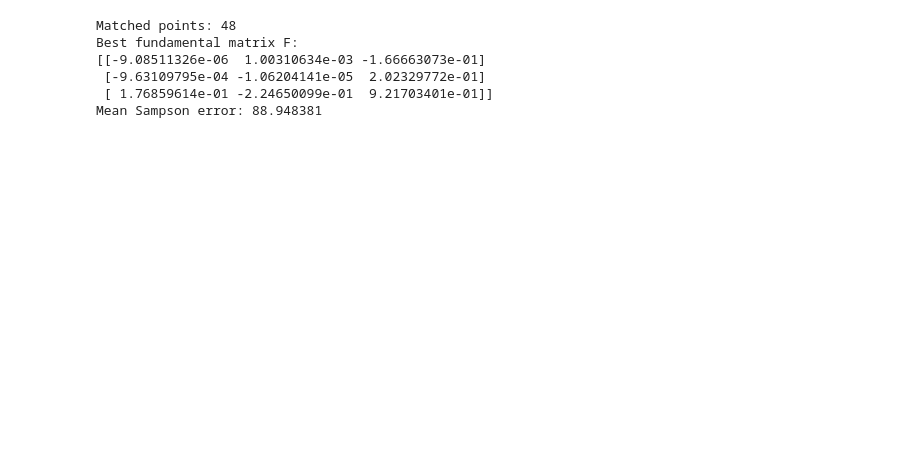
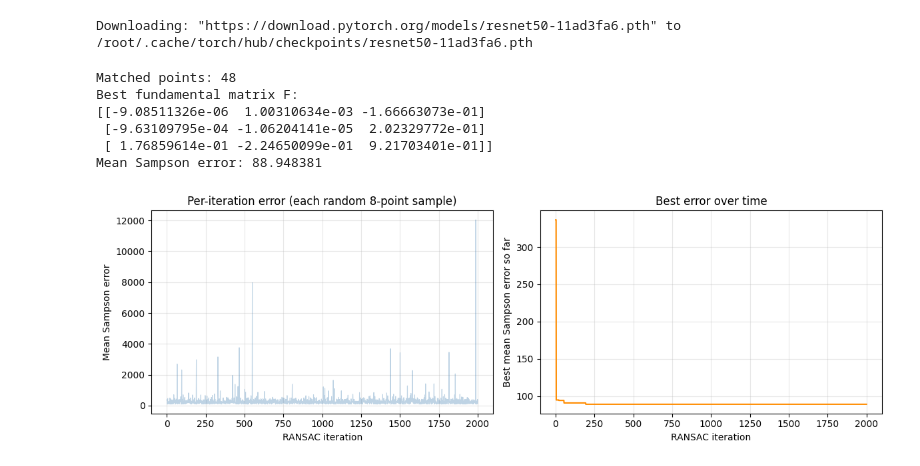
Before and after one commit to Vedant2100/s26, a Jupyter notebook: EE_243/A-3/Problem2/Problem2.ipynb, the cells around one changed output. Saved outputs shown, nothing was run; the diff lists cells and outputs as text; code cells hidden in the pictures; blank space fills up the shorter version.

```diff
--- a/EE_243/A-3/Problem2/Problem2.ipynb
+++ b/EE_243/A-3/Problem2/Problem2.ipynb
@@ -103,46 +105,75 @@ def ransac_fundamental(pts1, pts2, n_iter=2000, sample_size=8):
     n = len(pts1)
     rng = np.random.default_rng(0)
     best_F, best_err = None, np.inf
+    iter_errors = []
+    best_so_far = []
     for _ in range(n_iter):
         idx = rng.choice(n, sample_size, replace=False)
         F = eight_point_fundamental(pts1[idx], pts2[idx])
         rest = np.ones(n, dtype=bool)
         rest[idx] = False
         err = sampson_distance(F, pts1[rest], pts2[rest]).mean()
+        iter_errors.append(err)
         if err < best_err:
             best_F, best_err = F, err
-    return best_F, best_err
+        best_so_far.append(best_err)
+    history = {
+        'iter_errors': np.asarray(iter_errors),
+        'best_so_far': np.asarray(best_so_far),
+        'n_iter': n_iter,
+    }
+    return best_F, best_err, history
 # %%
 img_l = cv2.imread(str(LEFT_PATH))
 img_r = cv2.imread(str(RIGHT_PATH))
 gray_l = cv2.cvtColor(img_l, cv2.COLOR_BGR2GRAY)
 gray_r = cv2.cvtColor(img_r, cv2.COLOR_BGR2GRAY)
 
 kp_l = detect_corners(gray_l)
 kp_r = detect_corners(gray_r)
 
 device = torch.device('cuda' if torch.cuda.is_available() else 'cpu')
 weights = ResNet50_Weights.DEFAULT
 model = resnet50(weights=weights).to(device).eval()
 model.fc = torch.nn.Identity()
 transform = weights.transforms()
 
 feat_l, kp_l = extract_patch_features(img_l, kp_l, model=model, transform=transform, device=device)
 feat_r, kp_r = extract_patch_features(img_r, kp_r, model=model, transform=transform, device=device)
 
 matches = match_features(feat_l, feat_r)
 pts_l = kp_l[matches[:, 0]]
 pts_r = kp_r[matches[:, 1]]
 print(f'Matched points: {len(pts_l)}')
 
-F_best, mean_err = ransac_fundamental(pts_l, pts_r, n_iter=2000)
+F_best, mean_err, history = ransac_fundamental(pts_l, pts_r, n_iter=2000)
 print('Best fundamental matrix F:')
 print(F_best)
 print(f'Mean Sampson error: {mean_err:.6f}')
+
+fig, axes = plt.subplots(1, 2, figsize=(12, 4))
+iters = np.arange(1, history['n_iter'] + 1)
+
+axes[0].plot(iters, history['iter_errors'], alpha=0.35, linewidth=0.8, color='steelblue')
+axes[0].set_xlabel('RANSAC iteration')
+axes[0].set_ylabel('Mean Sampson error')
+axes[0].set_title('Per-iteration error (each random 8-point sample)')
+axes[0].grid(True, alpha=0.3)
+
+axes[1].plot(iters, history['best_so_far'], color='darkorange', linewidth=1.5)
+axes[1].set_xlabel('RANSAC iteration')
+axes[1].set_ylabel('Best mean Sampson error so far')
+axes[1].set_title('Best error over time')
+axes[1].grid(True, alpha=0.3)
+
+plt.tight_layout()
+plt.show()
 # %% [output]
-Matched points: 48
-Best fundamental matrix F:
-[[-9.08511326e-06  1.00310634e-03 -1.66663073e-01]
- [-9.63109795e-04 -1.06204141e-05  2.02329772e-01]
- [ 1.76859614e-01 -2.24650099e-01  9.21703401e-01]]
-Mean Sampson error: 88.948381
+Downloading: "https://download.pytorch.org/models/resnet50-11ad3fa6.pth" to /root/.cache/torch/hub/checkpoints/resnet50-11ad3fa6.pth
+Matched points: 48
+Best fundamental matrix F:
+[[-9.08511326e-06  1.00310634e-03 -1.66663073e-01]
+ [-9.63109795e-04 -1.06204141e-05  2.02329772e-01]
+ [ 1.76859614e-01 -2.24650099e-01  9.21703401e-01]]
+Mean Sampson error: 88.948381
+[figure, added]
```
Also changed, not shown: parts of 1 cell of this notebook, 1 other file.
